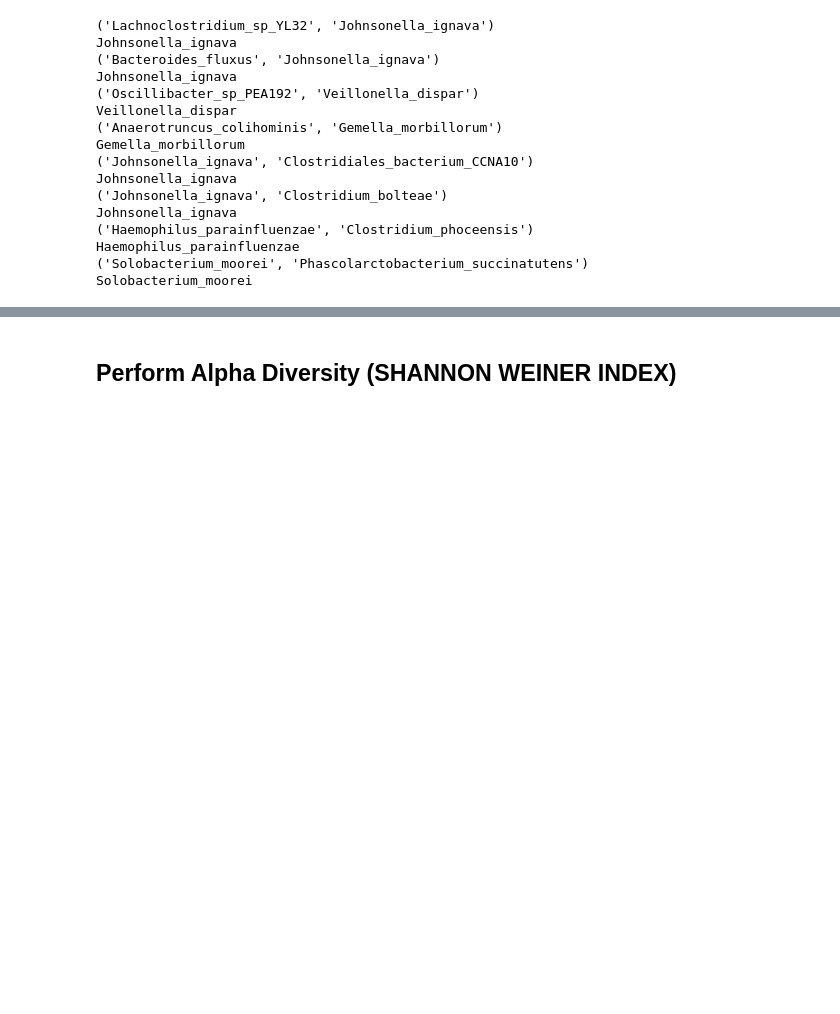
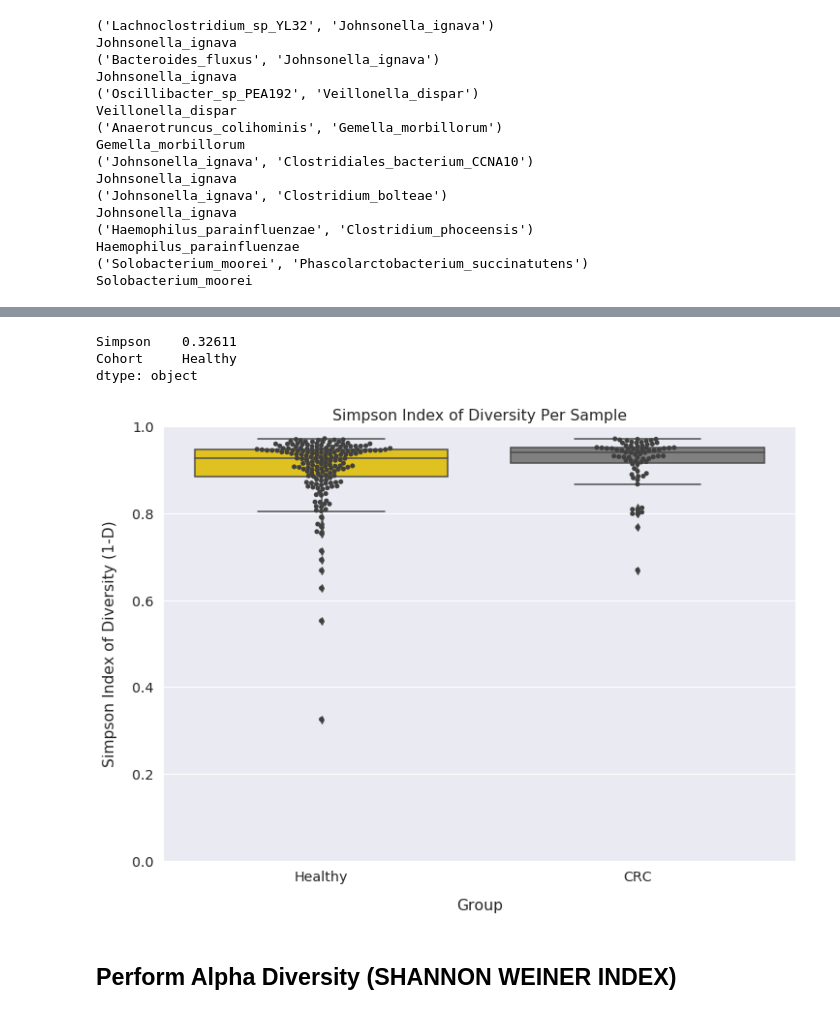
Before and after one commit to Markloftus/CancerMicrobiome, a Jupyter notebook: PublicationMaster--Part4--Paper3--AlphaDiversity-DifferentialAbundance-FunctionalAbundance.ipynb, the cells around one changed output, grey strips where cells are left out. Saved outputs shown, nothing was run; the diff lists cells and outputs as text; code cells hidden in the pictures; blank space fills up the shorter version.

```diff
--- a/PublicationMaster--Part4--Paper3--AlphaDiversity-DifferentialAbundance-FunctionalAbundance.ipynb
+++ b/PublicationMaster--Part4--Paper3--AlphaDiversity-DifferentialAbundance-FunctionalAbundance.ipynb
@@ -171,0 +174,10 @@ for neg in negHealthyList:
+# %%
+dfo2 = globalAbundanceDF.drop(columns=['Cohort']).div(globalAbundanceDF.sum(axis=1), axis=0).copy()
+globalAbundanceDFCount = dfo2.multiply(1000000, axis=0).copy()
+globalAbundanceDFCount2 = globalAbundanceDFCount.copy()
+globalAbundanceDFCount.fillna(0, inplace=True)
+for x in globalAbundanceDFCount.columns:
+    for y in globalAbundanceDFCount.index:
+        globalAbundanceDFCount2.at[y,x] = int(globalAbundanceDFCount.at[y,x])
+globalAbundanceDFCount2.replace(0.0, np.nan, inplace=True)
+globalAbundanceDFCount2.head()
@@ -171,0 +218,3 @@ for neg in negHealthyList:
+# %%
+simpsonDF = runSimpson(globalAbundanceDFCount2)
+simpsonDF.head()
@@ -172,3 +229,40 @@ for neg in negHealthyList:
+# %%
+simpsonDF[simpsonDF['Cohort']=='Healthy'].min()
+# %% [output]
+Simpson    0.32611
+Cohort     Healthy
+dtype: object
+# %%
+from matplotlib import rcParams
+rcParams['figure.figsize'] = 11.7,8.27
+sns.set(font_scale=1.3)
+palette ={'Healthy':'gold', 'CRC':'grey'}
+coList = set(simpsonDF.Cohort)
+
+meanss = {}
+for nation in coList:
+    meanss[nation] = simpsonDF[simpsonDF['Cohort']== nation]['Simpson'].median()
+meanss
+order = sorted(meanss, key=meanss.get)
+
+ax = sns.boxplot(x='Cohort', y='Simpson', hue="Cohort", data=simpsonDF, palette=palette, dodge=False, order=order)
+ax = sns.swarmplot(x="Cohort", y="Simpson", data=simpsonDF, color=".25", order=order)
+
+ax.set_title('Simpson Index of Diversity Per Sample')
+ax.set_ylabel('Simpson Index of Diversity (1-D)', labelpad=15)
+ax.set_xlabel('Group', labelpad=15)
+ax.set_xticklabels(ax.get_xticklabels())
+
+ax.set(ylim=(0, 1))
+
+# Put the legend out of the figure
+plt.legend(bbox_to_anchor=(1.05, 1), loc=2, borderaxespad=0, prop={'size': 14}, title = 'Group')
+ax.get_legend().remove()
+
+plt.savefig("/home/mark/Desktop/simpsonDiversity.png", bbox_inches='tight', dpi=300)
+plt.show()
+# %% [output]
+[figure, added]
 # %% [markdown]
 ## Perform Alpha Diversity (SHANNON WEINER INDEX)
 # %%
```
Also changed, not shown: parts of 7 cells of this notebook.
